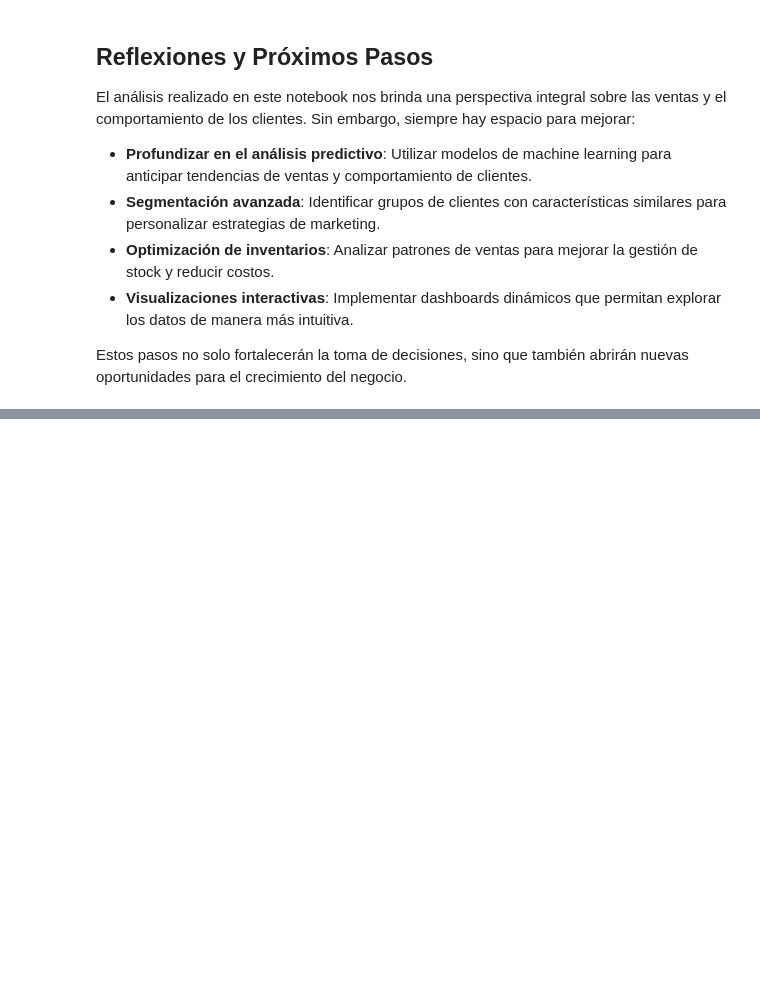
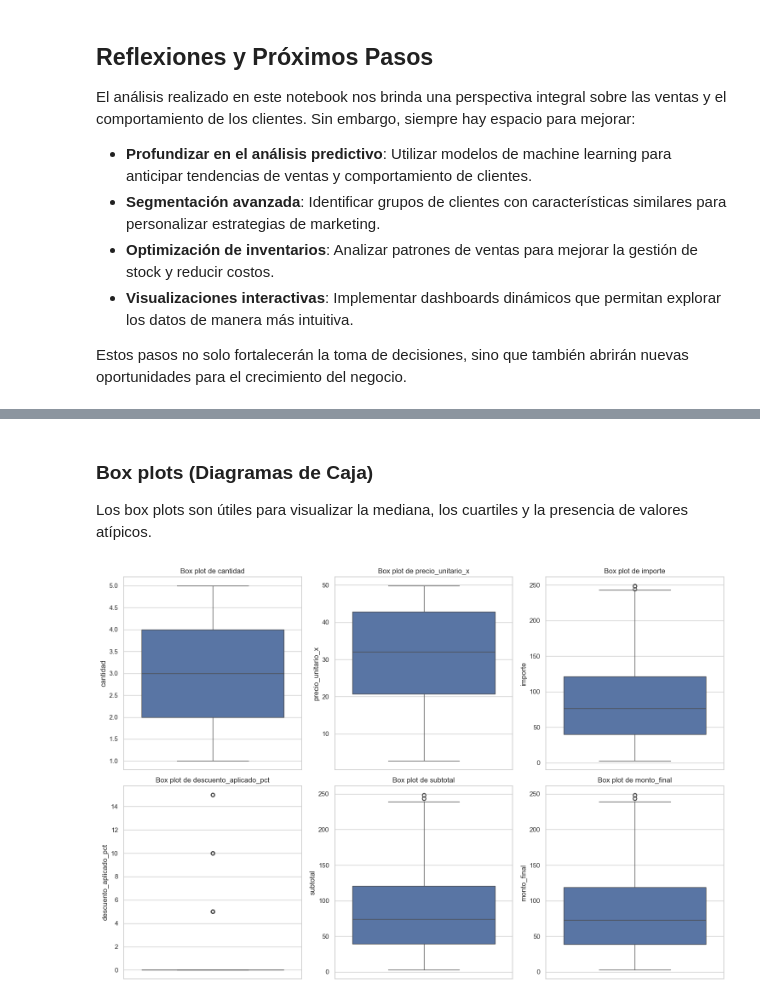
Before and after one commit to LenninTemoche/Proyecto-Aurelion-IBM-Guayerd, a Jupyter notebook: SPRING_2/Proyecto_Aurelion_S2.ipynb, the cells around one changed output, grey strips where cells are left out. Cells and saved outputs as stored; diff of their text form; code cells hidden in the pictures; blank space fills up the shorter version.

```diff
--- a/SPRING_2/Proyecto_Aurelion_S2.ipynb
+++ b/SPRING_2/Proyecto_Aurelion_S2.ipynb
@@ -319,0 +525,18 @@ Estos pasos no solo fortalecerán la toma de decisiones, sino que también abrir
+# %% [markdown]
+### Box plots (Diagramas de Caja)
+
+Los box plots son útiles para visualizar la mediana, los cuartiles y la presencia de valores atípicos.
+# %%
+# Seleccionar columnas numéricas para visualización adicional
+numerical_cols_viz = ['cantidad', 'precio_unitario_x', 'importe', 'descuento_aplicado_pct', 'subtotal', 'monto_final']
+
+# Crear box plots para cada columna numérica seleccionada
+plt.figure(figsize=(15, 10))
+for i, col in enumerate(numerical_cols_viz):
+    plt.subplot(2, 3, i + 1)
+    sns.boxplot(y=df_master[col])
+    plt.title(f'Box plot de {col}')
+plt.tight_layout()
+plt.show()
+# %% [output]
+[figure, added]
```
Also changed, not shown: parts of 43 cells of this notebook.
